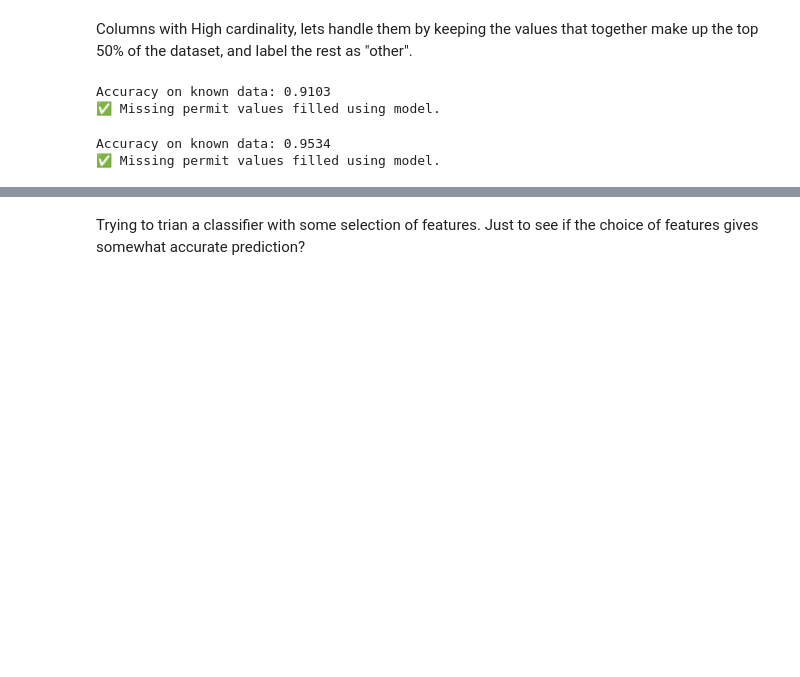
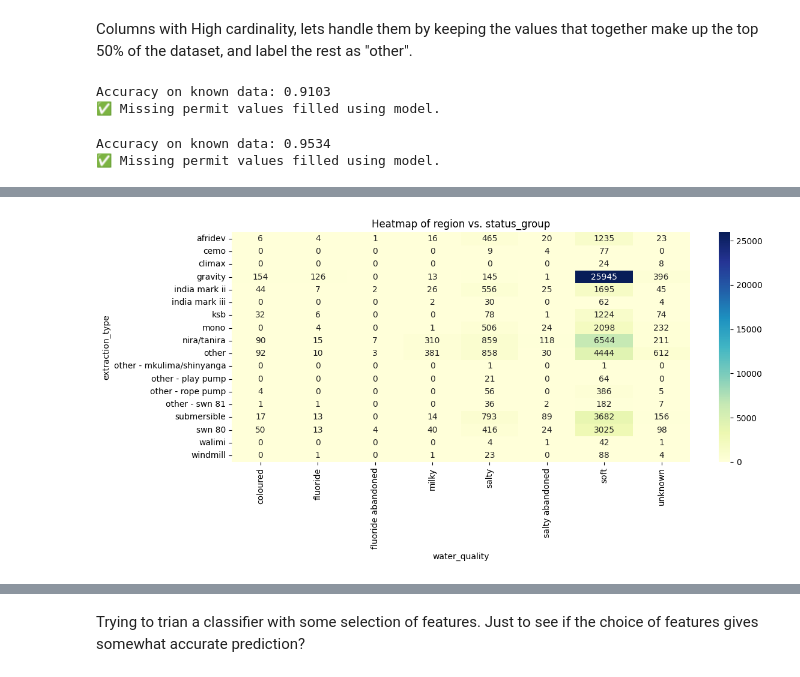
Before and after one commit to shakeeluetp1041/DataDrip, a Jupyter notebook: data_preprocessing/data_preprocessing.ipynb, the cells around one changed output, grey strips where cells are left out. Cells and saved outputs as stored; diff of their text form; code cells hidden in the pictures; blank space fills up the shorter version.

```diff
--- a/data_preprocessing/data_preprocessing.ipynb
+++ b/data_preprocessing/data_preprocessing.ipynb
@@ -521,0 +578,16 @@ Passing `palette` without assigning `hue` is deprecated and will be removed in v
+# %%
+import seaborn as sns
+import matplotlib.pyplot as plt
+
+ct = pd.crosstab(df['extraction_type'], df['water_quality'])
+
+plt.figure(figsize=(12, 6))
+sns.heatmap(ct, annot=True, fmt='d', cmap='YlGnBu')
+
+plt.title("Heatmap of region vs. status_group")
+plt.xlabel("water_quality")
+plt.ylabel("extraction_type")
+plt.tight_layout()
+plt.show()
+# %% [output]
+[figure, added]
```
Also changed, not shown: parts of 15 cells of this notebook, 2 other files.
